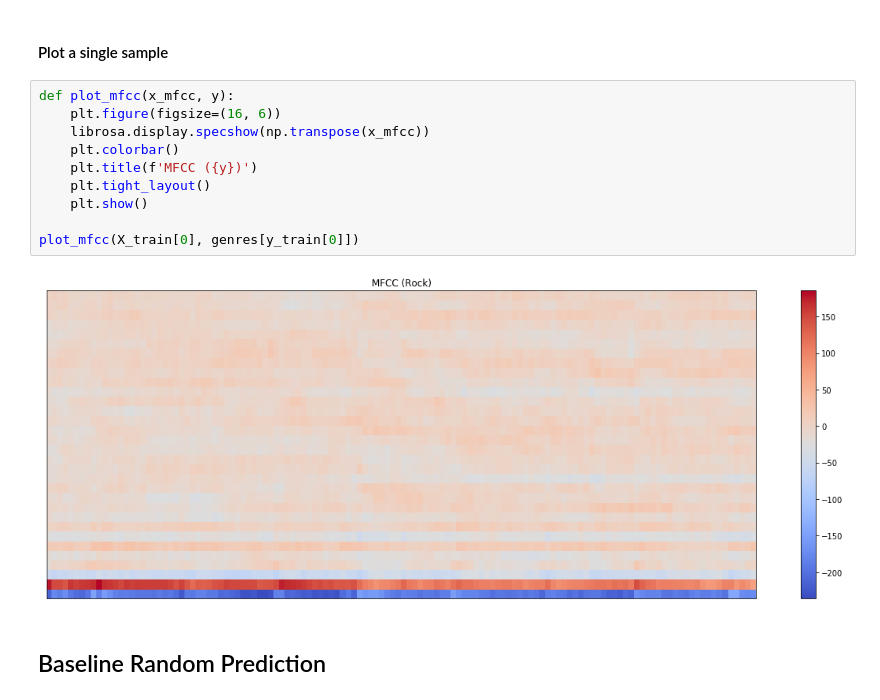
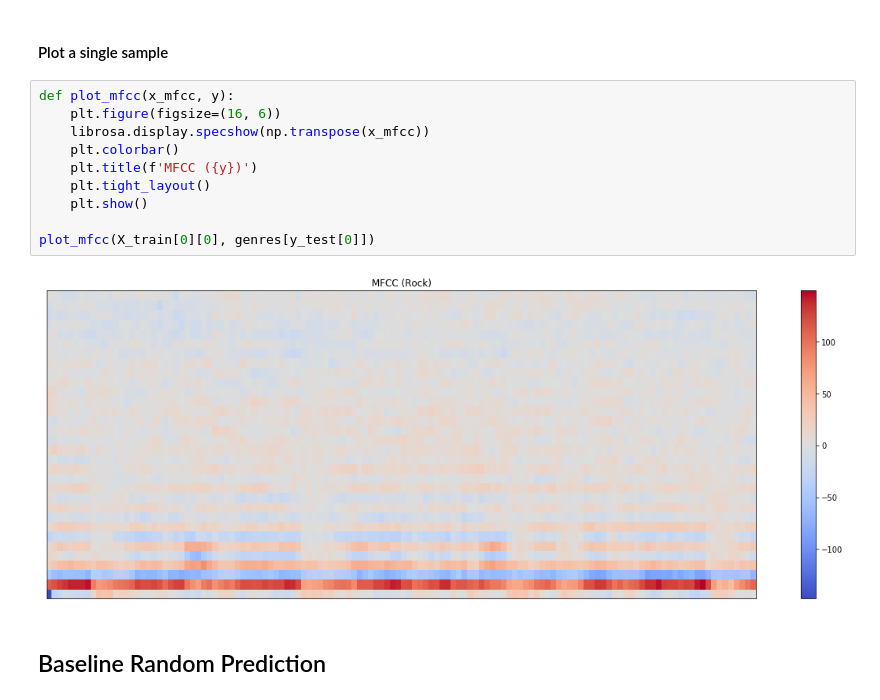
Before and after one commit to nicklashansen/music-genre-classification, a Jupyter notebook: MusicGenreClassification.ipynb, the cells around one changed output. Drawn from its saved outputs; the diff is of its cells as text.

```diff
--- a/MusicGenreClassification.ipynb
+++ b/MusicGenreClassification.ipynb
@@ -370,15 +354,15 @@ Loaded 10 classes and weights.
 # %%
 def plot_mfcc(x_mfcc, y):
     plt.figure(figsize=(16, 6))
     librosa.display.specshow(np.transpose(x_mfcc))
     plt.colorbar()
     plt.title(f'MFCC ({y})')
     plt.tight_layout()
     plt.show()
 
-plot_mfcc(X_train[0], genres[y_train[0]])
+plot_mfcc(X_train[0][0], genres[y_test[0]])
 # %% [output]
-[figure, old version]
+[figure, new version]
 # %% [markdown]
 ## Baseline Random Prediction
 # %% [markdown]
```
Also changed, not shown: parts of 12 cells of this notebook.
